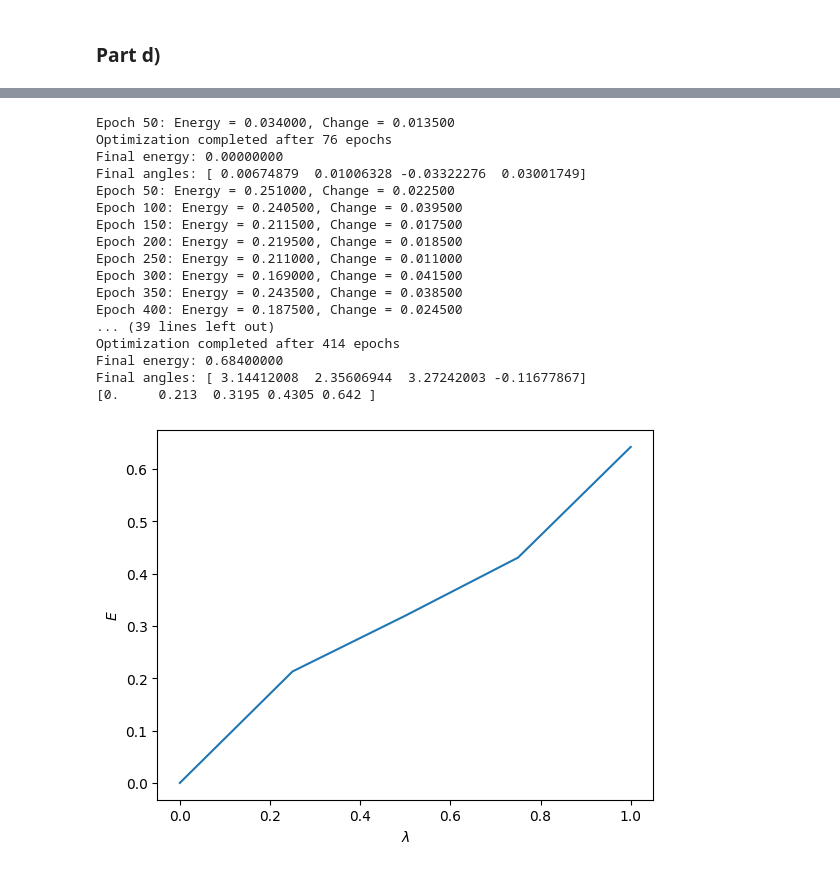
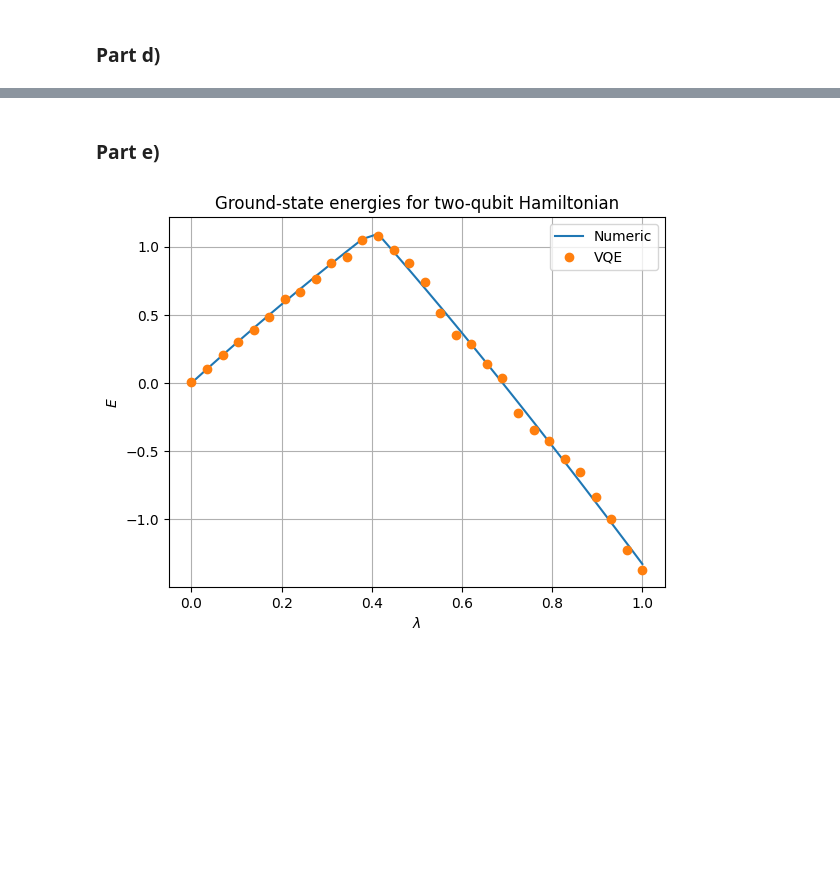
Before and after one commit to semapheur/fys5419, a Jupyter notebook: project_1/code/part_de.ipynb, the cells around one changed output, grey strips where cells are left out. Drawn from its saved outputs; the diff is of its cells as text; code cells hidden in the pictures; blank space fills up the shorter version.

```diff
--- a/project_1/code/part_de.ipynb
+++ b/project_1/code/part_de.ipynb
@@ -34,40 +34,36 @@ plt.show()
+# %% [markdown]
+### Part e)
 # %%
 from matplotlib import pyplot as plt
 import numpy as np
 
-from vqe_binary import energy_expectation
-from vqe_utils import vqe_energies
+from vqe_binary import exact_energies_and_entropies, energy_expectation, qiskit_energy_expectation
+from vqe_utils import vqe_energies, scipy_vqe_energies
+
+np.random.seed(42)
 
 shots = 1000
 learning_rate = 0.1
 epochs = 500
-lambdas = np.linspace(0, 1.0, 5)
+lambdas = np.linspace(0, 1.0, 30)
 
-energies, _, _ = vqe_energies(
-  4, energy_expectation, lambdas, shots, epochs, learning_rate
+energies_exact, _ = exact_energies_and_entropies(lambdas)
+
+#energies_approx, _, _ = vqe_energies(
+#  4, energy_expectation, lambdas, shots, epochs, learning_rate, "adam", True
+#)
+energies_approx = scipy_vqe_energies(
+  4, energy_expectation, lambdas, shots, "Powell", 1000, 1e-5
 )
-print(energies)
 
-plt.plot(lambdas, energies)
+plt.plot(lambdas, energies_exact[:, 0], label="Numeric")
+plt.plot(lambdas, energies_approx, marker="o", linestyle="None", label="VQE")
 plt.xlabel(r"$\lambda$")
 plt.ylabel(r"$E$")
+plt.title("Ground-state energies for two-qubit Hamiltonian")
+plt.legend()
+plt.grid(True)
+#plt.savefig("vqe_binary_result.pdf", format="pdf")
 plt.show()
 # %% [output]
-Epoch 50: Energy = 0.034000, Change = 0.013500
-Optimization completed after 76 epochs
-Final energy: 0.00000000
-Final angles: [ 0.00674879  0.01006328 -0.03322276  0.03001749]
-Epoch 50: Energy = 0.251000, Change = 0.022500
-Epoch 100: Energy = 0.240500, Change = 0.039500
-Epoch 150: Energy = 0.211500, Change = 0.017500
-Epoch 200: Energy = 0.219500, Change = 0.018500
-Epoch 250: Energy = 0.211000, Change = 0.011000
-Epoch 300: Energy = 0.169000, Change = 0.041500
-Epoch 350: Energy = 0.243500, Change = 0.038500
-Epoch 400: Energy = 0.187500, Change = 0.024500
-... (39 lines left out)
-Optimization completed after 414 epochs
-Final energy: 0.68400000
-Final angles: [ 3.14412008  2.35606944  3.27242003 -0.11677867]
-[0.     0.213  0.3195 0.4305 0.642 ]
-[figure, old version]
+[figure, new version]
```
Also changed, not shown: parts of 1 cell of this notebook, 32 other files.
